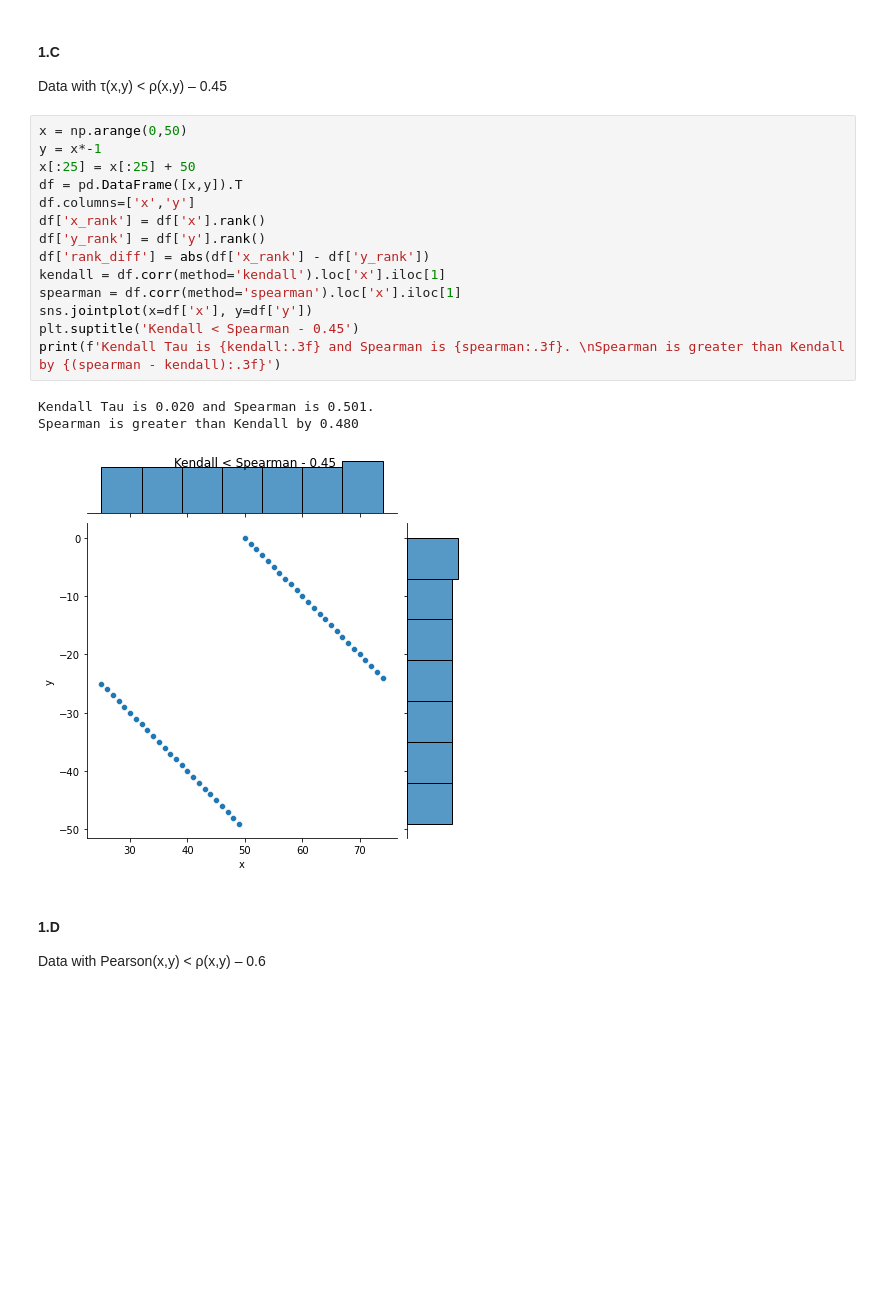
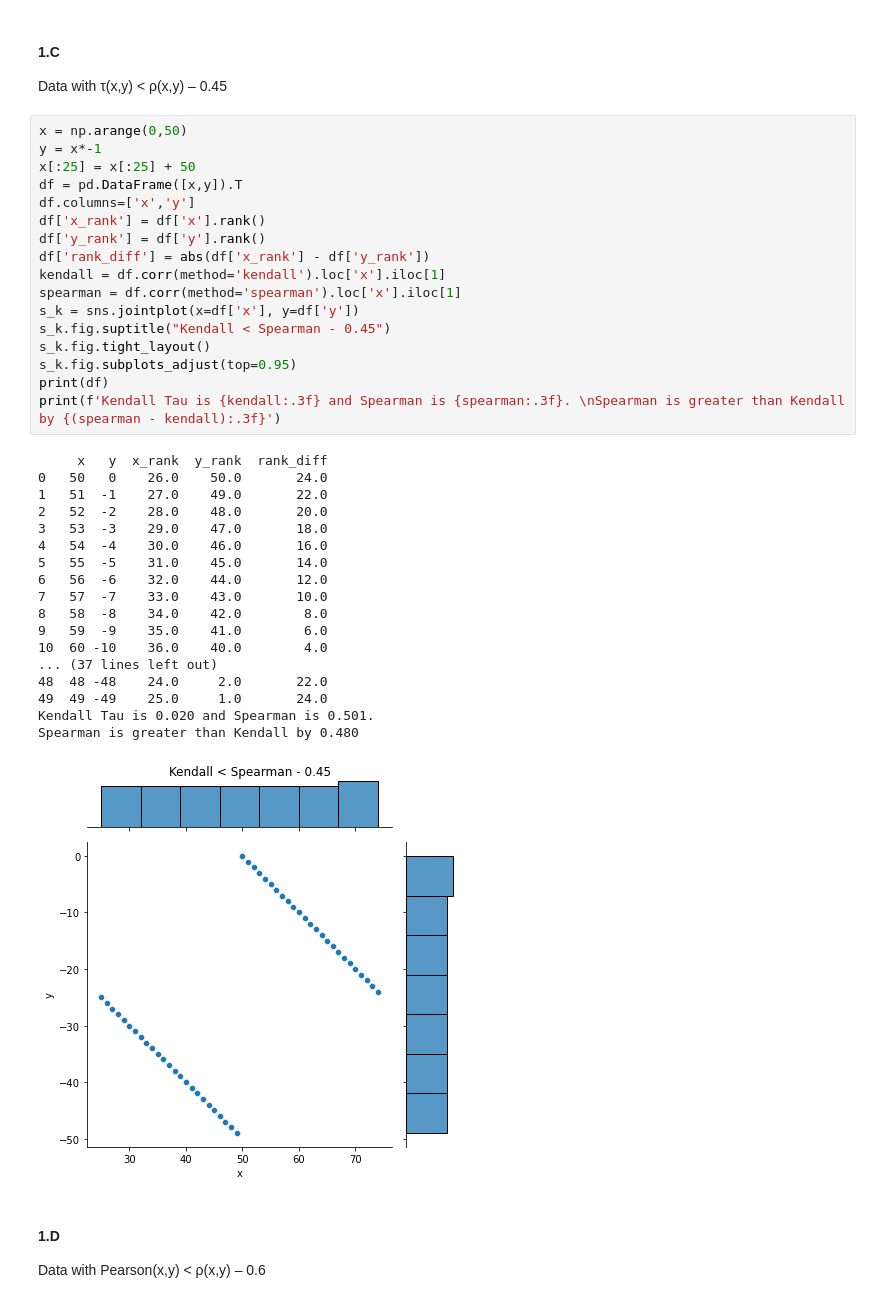
Before and after one commit to EyalMichaeli/IDC_masters, a Jupyter notebook: SnDA/HW3/HW3.ipynb, the cells around one changed output. Drawn from its saved outputs; the diff is of its cells as text; blank space fills up the shorter version.

```diff
--- a/SnDA/HW3/HW3.ipynb
+++ b/SnDA/HW3/HW3.ipynb
@@ -90,21 +125,39 @@ Data with τ(x,y) < ρ(x,y) – 0.45
 # %%
 x = np.arange(0,50)
 y = x*-1
 x[:25] = x[:25] + 50
 df = pd.DataFrame([x,y]).T
 df.columns=['x','y']
 df['x_rank'] = df['x'].rank()
 df['y_rank'] = df['y'].rank()
 df['rank_diff'] = abs(df['x_rank'] - df['y_rank'])
 kendall = df.corr(method='kendall').loc['x'].iloc[1]
 spearman = df.corr(method='spearman').loc['x'].iloc[1]
-sns.jointplot(x=df['x'], y=df['y'])
-plt.suptitle('Kendall < Spearman - 0.45')
+s_k = sns.jointplot(x=df['x'], y=df['y'])
+s_k.fig.suptitle("Kendall < Spearman - 0.45")
+s_k.fig.tight_layout()
+s_k.fig.subplots_adjust(top=0.95)
+print(df)
 print(f'Kendall Tau is {kendall:.3f} and Spearman is {spearman:.3f}. \nSpearman is greater than Kendall by {(spearman - kendall):.3f}')
 # %% [output]
+     x   y  x_rank  y_rank  rank_diff
+0   50   0    26.0    50.0       24.0
+1   51  -1    27.0    49.0       22.0
+2   52  -2    28.0    48.0       20.0
+3   53  -3    29.0    47.0       18.0
+4   54  -4    30.0    46.0       16.0
+5   55  -5    31.0    45.0       14.0
+6   56  -6    32.0    44.0       12.0
+7   57  -7    33.0    43.0       10.0
+8   58  -8    34.0    42.0        8.0
+9   59  -9    35.0    41.0        6.0
+10  60 -10    36.0    40.0        4.0
+... (37 lines left out)
+48  48 -48    24.0     2.0       22.0
+49  49 -49    25.0     1.0       24.0
 Kendall Tau is 0.020 and Spearman is 0.501.
 Spearman is greater than Kendall by 0.480
-[figure, old version]
+[figure, new version]
 # %% [markdown]
 #### 1.D
 Data with Pearson(x,y) < ρ(x,y) – 0.6
```
Also changed, not shown: parts of 32 cells of this notebook.
